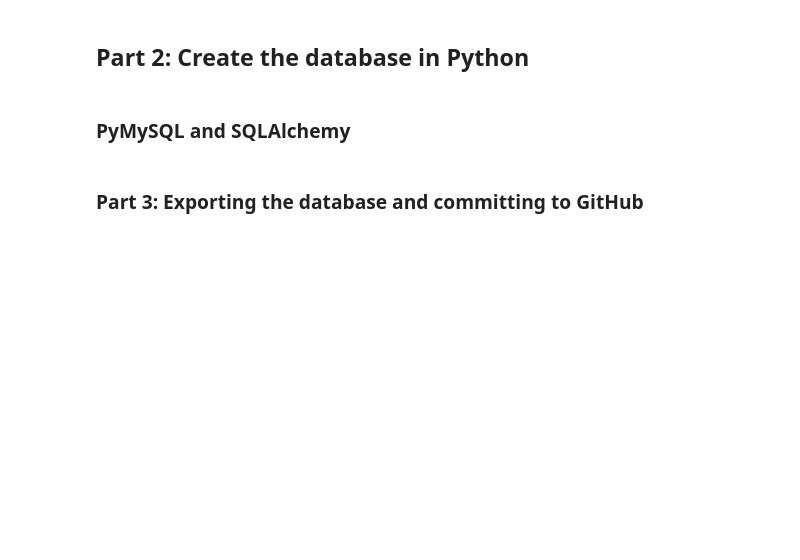
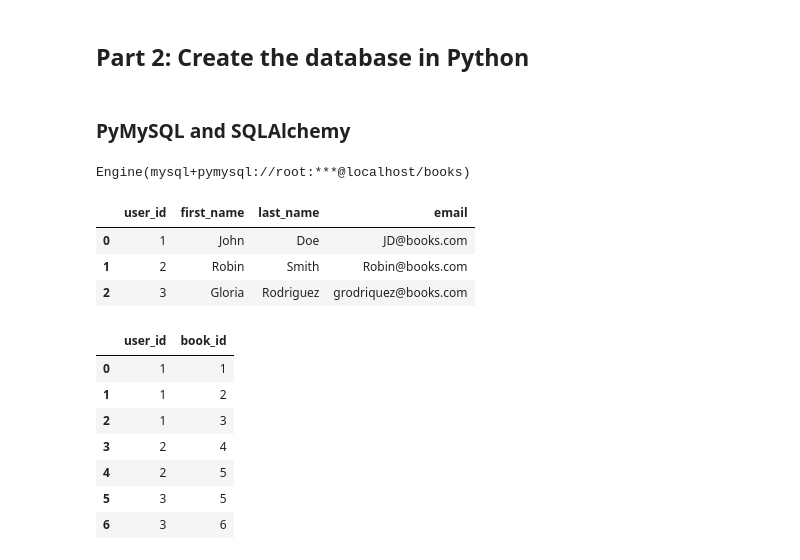
Before and after one commit to SamarKri/BOOKS, a Jupyter notebook: BOOKS.ipynb, the cells around one changed output. Drawn from its saved outputs; the diff is of its cells as text; code cells hidden in the pictures; blank space fills up the shorter version.

```diff
--- a/BOOKS.ipynb
+++ b/BOOKS.ipynb
@@ -30,2 +18,0 @@ create_database(connection)
-# %% [markdown]
-### Part 3: Exporting the database and committing to GitHub
@@ -31,0 +29,25 @@ create_database(connection)
+# %%
+engine = create_engine(connection_books)
+engine
+# %% [output]
+Engine(mysql+pymysql://root:***@localhost/books)
+# %%
+q = """SELECT * FROM users;"""
+pd.read_sql(q, engine)
+# %% [output]
+|  | user_id | first_name | last_name | email |
+| 0 | 1 | John | Doe | JD@books.com |
+| 1 | 2 | Robin | Smith | Robin@books.com |
+| 2 | 3 | Gloria | Rodriguez | grodriquez@books.com |
+# %%
+q = """SELECT * FROM favorites;"""
+pd.read_sql(q, engine)
+# %% [output]
+|  | user_id | book_id |
+| 0 | 1 | 1 |
+| 1 | 1 | 2 |
+| 2 | 1 | 3 |
+| 3 | 2 | 4 |
+| 4 | 2 | 5 |
+| 5 | 3 | 5 |
+| 6 | 3 | 6 |
```
Also changed, not shown: parts of 8 cells of this notebook.
